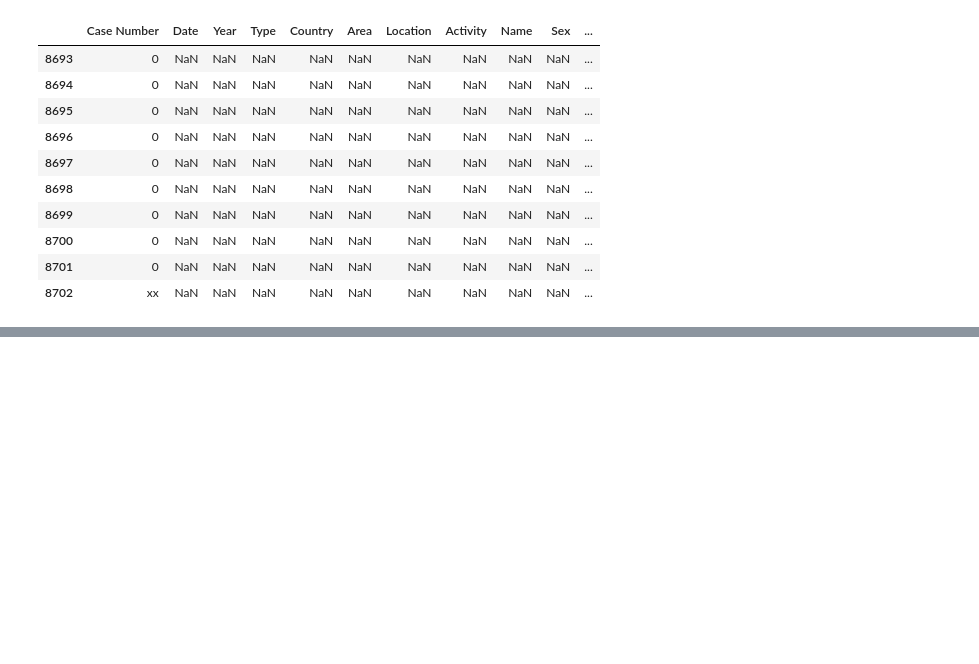
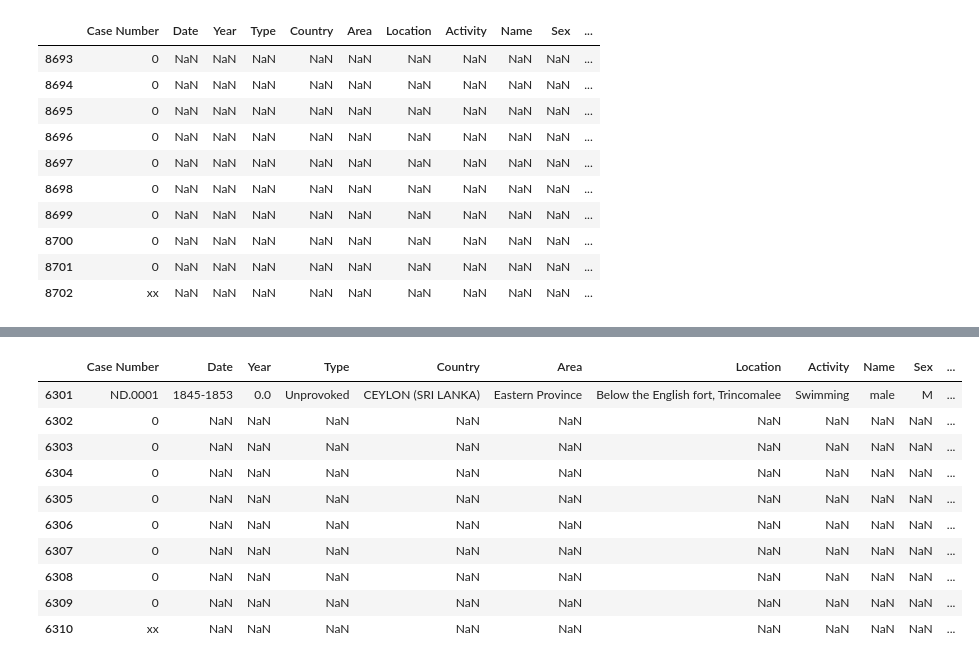
Before and after one commit to JuanGouveia/Pandas-Project, a Jupyter notebook: your-code/main.ipynb, the cells around one changed output, grey strips where cells are left out. Drawn from its saved outputs; the diff is of its cells as text; code cells hidden in the pictures; blank space fills up the shorter version.

Commit message:
empezando con columna type

```diff
--- a/your-code/main.ipynb
+++ b/your-code/main.ipynb
@@ -203,0 +208,2 @@ u_data.tail(10)
+# %%
+u_data.drop_duplicates(inplace=True)
@@ -203,0 +219,15 @@ u_data.tail(10)
+# %%
+u_data = u_data.reset_index(drop = True)    # aqui reseteamos los indices y ponemos la condicion 'drop = True', para borrar los indices anteriores
+u_data.tail(10)
+# %% [output]
+|  | Case Number | Date | Year | Type | Country | Area | Location | Activity | Name | Sex | ... |
+| 6301 | ND.0001 | 1845-1853 | 0.0 | Unprovoked | CEYLON (SRI LANKA) | Eastern Province | Below the English fort, Trincomalee | Swimming | male | M | ... |
+| 6302 | 0 | NaN | NaN | NaN | NaN | NaN | NaN | NaN | NaN | NaN | ... |
+| 6303 | 0 | NaN | NaN | NaN | NaN | NaN | NaN | NaN | NaN | NaN | ... |
+| 6304 | 0 | NaN | NaN | NaN | NaN | NaN | NaN | NaN | NaN | NaN | ... |
+| 6305 | 0 | NaN | NaN | NaN | NaN | NaN | NaN | NaN | NaN | NaN | ... |
+| 6306 | 0 | NaN | NaN | NaN | NaN | NaN | NaN | NaN | NaN | NaN | ... |
+| 6307 | 0 | NaN | NaN | NaN | NaN | NaN | NaN | NaN | NaN | NaN | ... |
+| 6308 | 0 | NaN | NaN | NaN | NaN | NaN | NaN | NaN | NaN | NaN | ... |
+| 6309 | 0 | NaN | NaN | NaN | NaN | NaN | NaN | NaN | NaN | NaN | ... |
+| 6310 | xx | NaN | NaN | NaN | NaN | NaN | NaN | NaN | NaN | NaN | ... |
```
Also changed, not shown: parts of 2 cells of this notebook.
